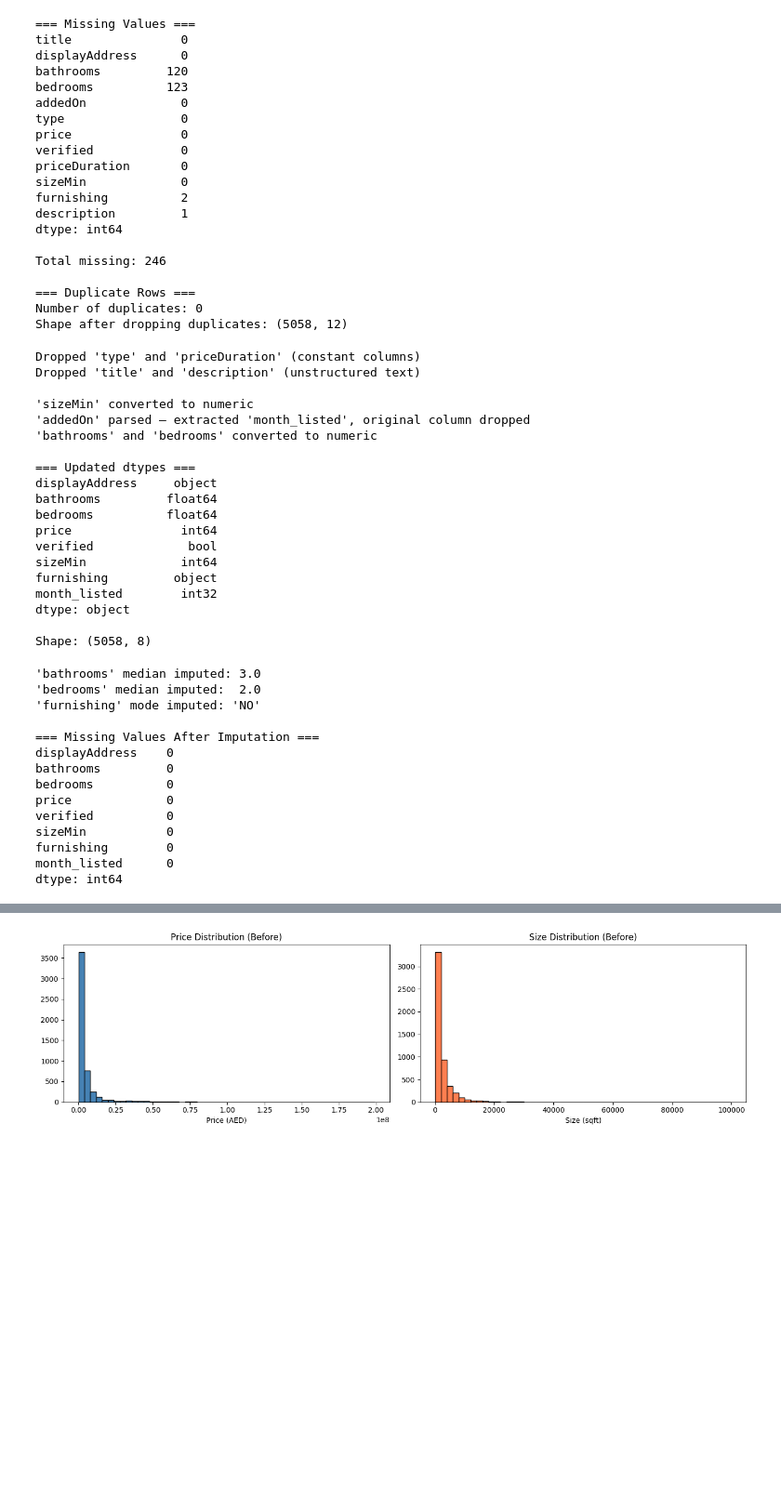
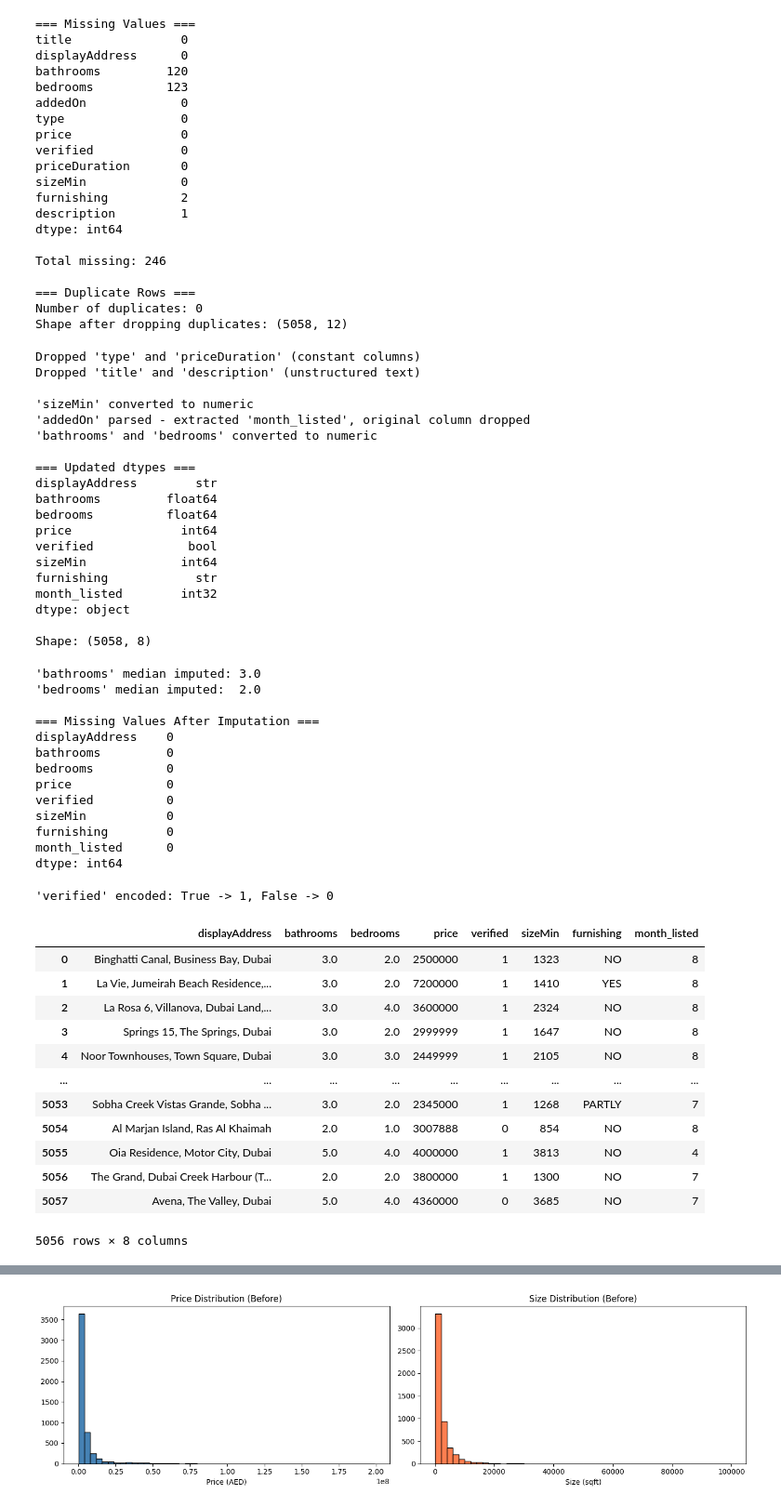
Before and after one commit to Jan-Hrusa/CSCI323_Project, a Jupyter notebook: CSCI323_PROJECT.ipynb, the cells around one changed output, grey strips where cells are left out. Shown at 93% size. Cells and saved outputs as stored; diff of their text form; code cells hidden in the pictures; blank space fills up the shorter version.

```diff
--- a/CSCI323_PROJECT.ipynb
+++ b/CSCI323_PROJECT.ipynb
@@ -81,16 +122,14 @@ Total missing: 246
 Number of duplicates: 0
 Shape after dropping duplicates: (5058, 12)
 # %%
-# ─────────────────────────────────────────────
-# CELL 3 — Drop Useless Columns & Fix Data Types
-# ─────────────────────────────────────────────
+# Drop Useless Columns & Fix Data Types
 
-# Drop columns with only 1 unique value — no predictive power
+# Drop columns with only 1 unique value - no predictive power
 # 'type' is always "Residential for Sale", 'priceDuration' is always "sell"
 df = df.drop(columns=['type', 'priceDuration'])
 print("Dropped 'type' and 'priceDuration' (constant columns)")
 
-# Drop 'title' and 'description' — free text, not useful for regression directly
+# Drop 'title' and 'description' - free text, not useful for prediction in our case, and would require complex NLP to extract value
 df = df.drop(columns=['title', 'description'])
 print("Dropped 'title' and 'description' (unstructured text)")
 
@@ -103,7 +142,7 @@ print("\n'sizeMin' converted to numeric")
 df['addedOn'] = pd.to_datetime(df['addedOn'], utc=True)
 df['month_listed'] = df['addedOn'].dt.month
 df = df.drop(columns=['addedOn'])
-print("'addedOn' parsed — extracted 'month_listed', original column dropped")
+print("'addedOn' parsed - extracted 'month_listed', original column dropped")
 
 # Fix 'bathrooms' and 'bedrooms': they loaded as object, convert to numeric
 df['bathrooms'] = pd.to_numeric(df['bathrooms'], errors='coerce')
@@ -118,36 +157,35 @@ Dropped 'type' and 'priceDuration' (constant columns)
 Dropped 'title' and 'description' (unstructured text)
 
 'sizeMin' converted to numeric
-'addedOn' parsed — extracted 'month_listed', original column dropped
+'addedOn' parsed - extracted 'month_listed', original column dropped
 'bathrooms' and 'bedrooms' converted to numeric
 
 === Updated dtypes ===
-displayAddress     object
+displayAddress        str
 bathrooms         float64
 bedrooms          float64
 price               int64
 verified             bool
 sizeMin             int64
-furnishing         object
+furnishing            str
 month_listed        int32
 dtype: object
 
 Shape: (5058, 8)
 # %%
-# ─────────────────────────────────────────────
-# CELL 4 — Handle Missing Values
-# ─────────────────────────────────────────────
+# Handle Missing Values
+
+imputer = SimpleImputer(strategy='median')
 
 # 'bathrooms' and 'bedrooms': impute with median (robust to outliers)
-df['bathrooms'] = df['bathrooms'].fillna(df['bathrooms'].median())
-df['bedrooms'] = df['bedrooms'].fillna(df['bedrooms'].median())
+df['bathrooms'] = imputer.fit_transform(df[['bathrooms']])
+df['bedrooms'] = imputer.fit_transform(df[['bedrooms']])
 print(f"'bathrooms' median imputed: {df['bathrooms'].median()}")
 print(f"'bedrooms' median imputed:  {df['bedrooms'].median()}")
 
-# 'furnishing': impute with mode (most frequent category)
-furnishing_mode = df['furnishing'].mode()[0]
-df['furnishing'] = df['furnishing'].fillna(furnishing_mode)
-print(f"'furnishing' mode imputed: '{furnishing_mode}'")
+# 'furnishing': drop rows with missing values (since furnishing has a significant impact on price and there are only two missing values, dropping them is a better approach than imputing, which could introduce bias).
+mask = df.query('furnishing.isnull()')
+df.drop(index = mask.index, inplace=True)
 
 # Verify no missing values remain
 print("\n=== Missing Values After Imputation ===")
@@ -155,7 +193,6 @@ print(df.isnull().sum())
 # %% [output]
 'bathrooms' median imputed: 3.0
 'bedrooms' median imputed:  2.0
-'furnishing' mode imputed: 'NO'
 
 === Missing Values After Imputation ===
 displayAddress    0
@@ -167,3 +204,26 @@ sizeMin           0
 furnishing        0
 month_listed      0
 dtype: int64
+# %%
+# Encode Categorical Variables
+
+# 'verified': convert bool to int (True=1, False=0)
+df['verified'] = df['verified'].map({True: 1, False: 0})
+print("'verified' encoded: True -> 1, False -> 0")
+
+df
+# %% [output]
+'verified' encoded: True -> 1, False -> 0
+|  | displayAddress | bathrooms | bedrooms | price | verified | sizeMin | furnishing | month_listed |
+| 0 | Binghatti Canal, Business Bay, Dubai | 3.0 | 2.0 | 2500000 | 1 | 1323 | NO | 8 |
+| 1 | La Vie, Jumeirah Beach Residence,... | 3.0 | 2.0 | 7200000 | 1 | 1410 | YES | 8 |
+| 2 | La Rosa 6, Villanova, Dubai Land,... | 3.0 | 4.0 | 3600000 | 1 | 2324 | NO | 8 |
+| 3 | Springs 15, The Springs, Dubai | 3.0 | 2.0 | 2999999 | 1 | 1647 | NO | 8 |
+| 4 | Noor Townhouses, Town Square, Dubai | 3.0 | 3.0 | 2449999 | 1 | 2105 | NO | 8 |
+| ... | ... | ... | ... | ... | ... | ... | ... | ... |
+| 5053 | Sobha Creek Vistas Grande, Sobha ... | 3.0 | 2.0 | 2345000 | 1 | 1268 | PARTLY | 7 |
+| 5054 | Al Marjan Island, Ras Al Khaimah | 2.0 | 1.0 | 3007888 | 0 | 854 | NO | 8 |
+| 5055 | Oia Residence, Motor City, Dubai | 5.0 | 4.0 | 4000000 | 1 | 3813 | NO | 4 |
+| 5056 | The Grand, Dubai Creek Harbour (T... | 2.0 | 2.0 | 3800000 | 1 | 1300 | NO | 7 |
+| 5057 | Avena, The Valley, Dubai | 5.0 | 4.0 | 4360000 | 0 | 3685 | NO | 7 |
+5056 rows × 8 columns
```
Also changed, not shown: parts of 12 cells of this notebook, 1 other file.
